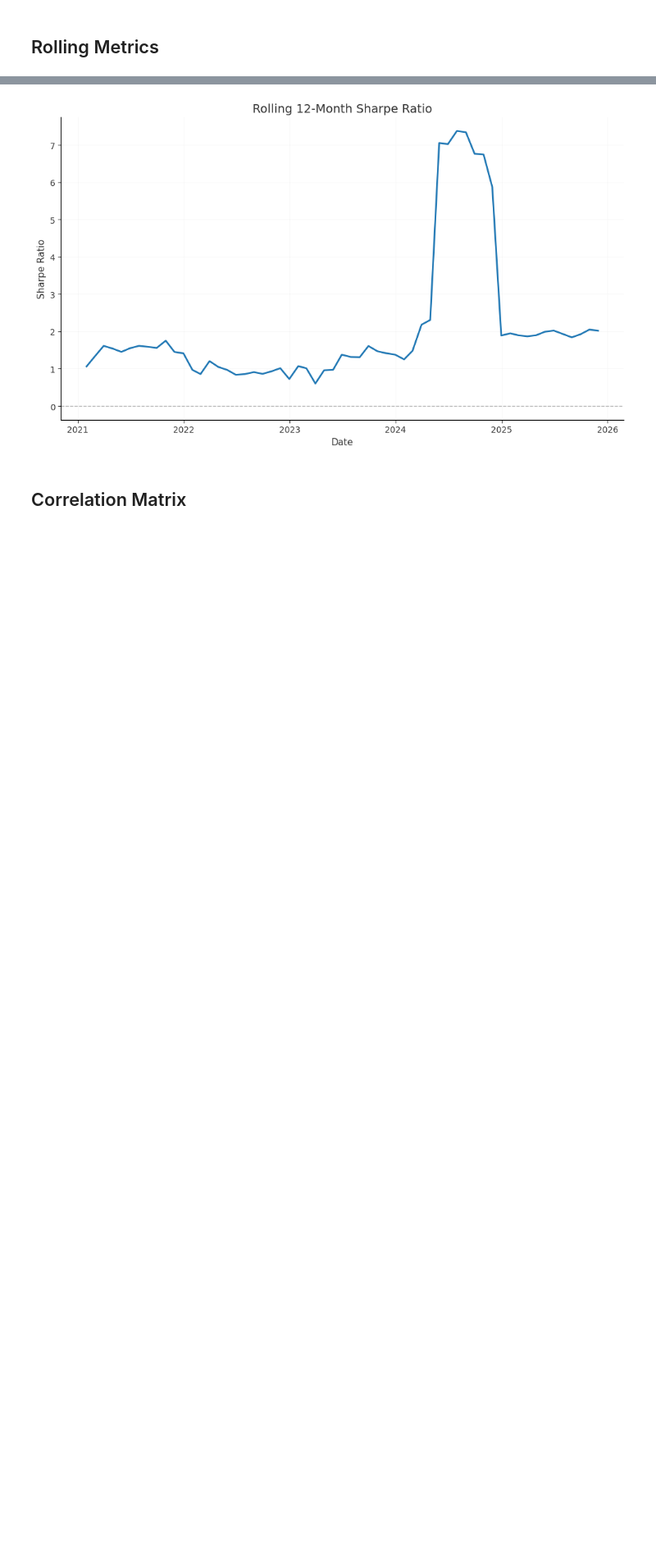
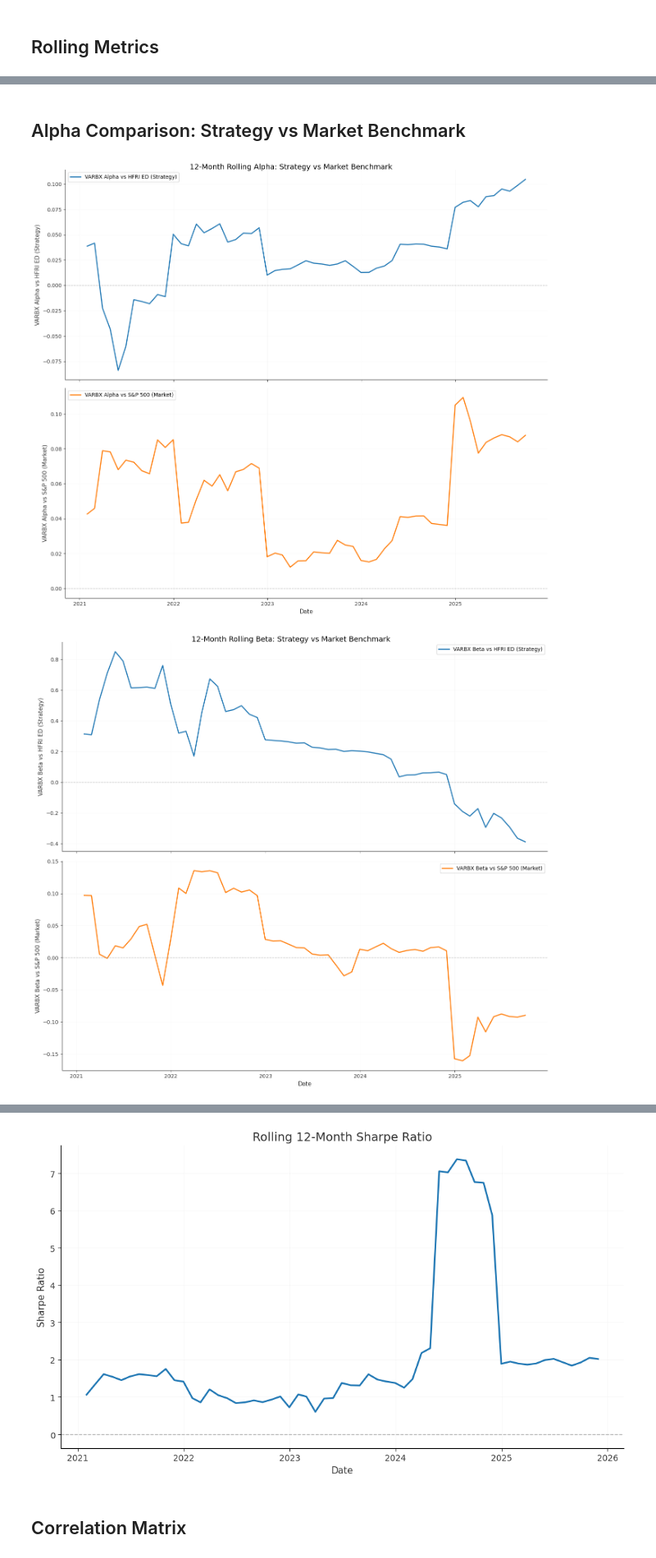
Before and after one commit to originalpaul/varbxaltinvfinalproj, a Jupyter notebook: notebooks/04_visualizations.ipynb, the cells around one changed output, grey strips where cells are left out. Shown at 82% size. Drawn from its saved outputs; the diff is of its cells as text; code cells hidden in the pictures; blank space fills up the shorter version.

```diff
--- a/notebooks/04_visualizations.ipynb
+++ b/notebooks/04_visualizations.ipynb
@@ -74,0 +78,45 @@ plt.show()
+# %% [markdown]
+## Alpha Comparison: Strategy vs Market Benchmark
+# %%
+# Compare rolling alpha for VARBX vs both benchmarks side by side
+window = 12
+
+# Calculate rolling alpha/beta for both benchmarks
+rolling_ab_hfri = calculate_rolling_alpha_beta(
+    varbx_returns,
+    hfri_ed_returns,
+    window=window
+)
+
+common_dates_varbx_sp500 = varbx_returns.index.intersection(sp500_returns.index)
+varbx_aligned = varbx_returns.loc[common_dates_varbx_sp500]
+sp500_aligned = sp500_returns.loc[common_dates_varbx_sp500]
+
+rolling_ab_sp500 = calculate_rolling_alpha_beta(
+    varbx_aligned,
+    sp500_aligned,
+    window=window
+)
+
+# Align by common dates for comparison
+if len(rolling_ab_hfri) > 0 and len(rolling_ab_sp500) > 0:
+    common_alpha_dates = rolling_ab_hfri.index.intersection(rolling_ab_sp500.index)
+    if len(common_alpha_dates) > 0:
+        # Plot rolling alpha comparison
+        alpha_comparison_dict = {
+            "VARBX Alpha vs HFRI ED (Strategy)": rolling_ab_hfri.loc[common_alpha_dates]["alpha_annualized"],
+            "VARBX Alpha vs S&P 500 (Market)": rolling_ab_sp500.loc[common_alpha_dates]["alpha_annualized"]
+        }
+        fig = plot_rolling_metrics_comparison(alpha_comparison_dict, title=f"{window}-Month Rolling Alpha: Strategy vs Market Benchmark")
+        plt.show()
+
+        # Plot rolling beta comparison
+        beta_comparison_dict = {
+            "VARBX Beta vs HFRI ED (Strategy)": rolling_ab_hfri.loc[common_alpha_dates]["beta"],
+            "VARBX Beta vs S&P 500 (Market)": rolling_ab_sp500.loc[common_alpha_dates]["beta"]
+        }
+        fig = plot_rolling_metrics_comparison(beta_comparison_dict, title=f"{window}-Month Rolling Beta: Strategy vs Market Benchmark")
+        plt.show()
+# %% [output]
+[figure, added]
+[figure, added]
```
Also changed, not shown: parts of 8 cells of this notebook, 21 other files.
